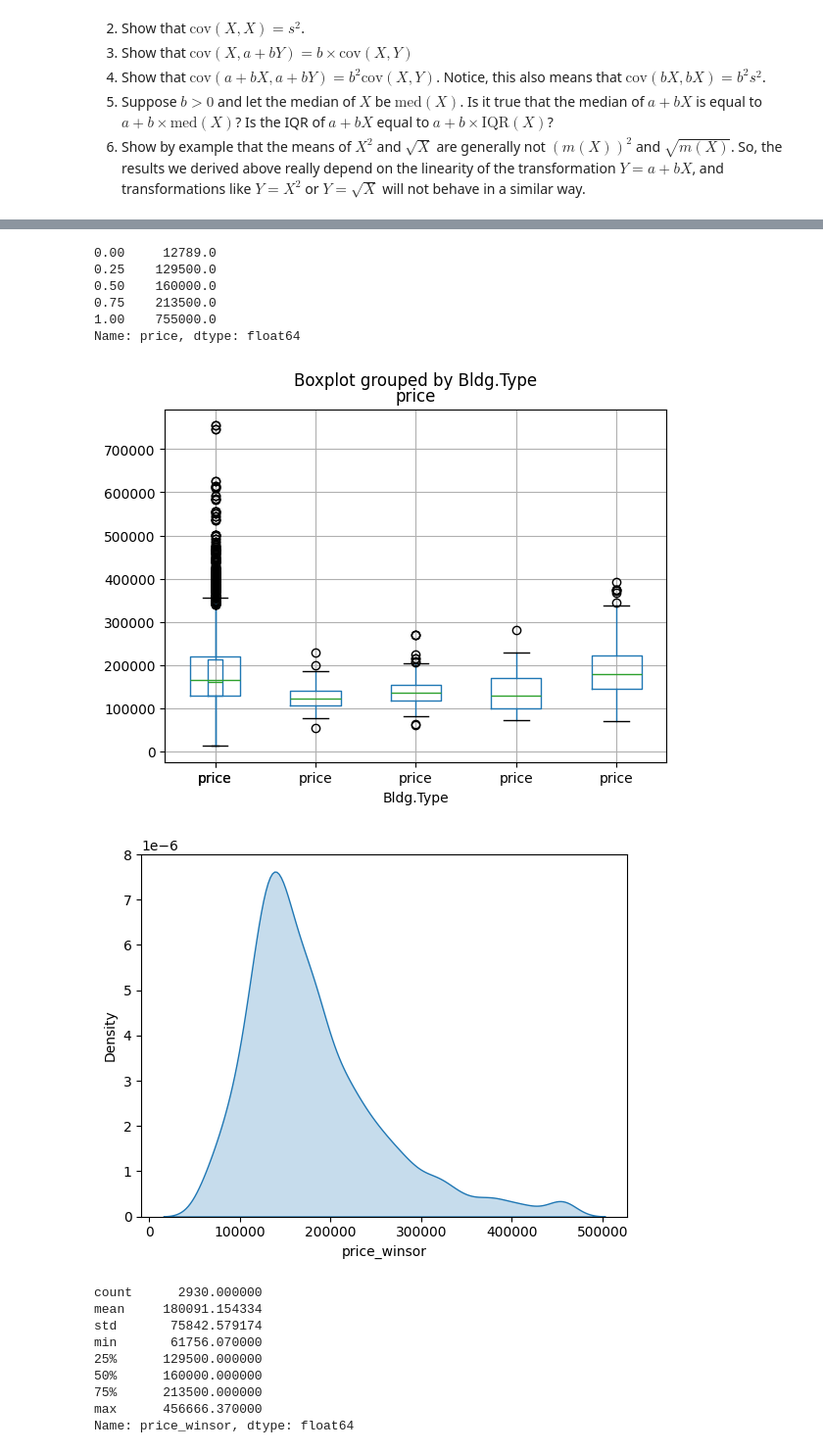
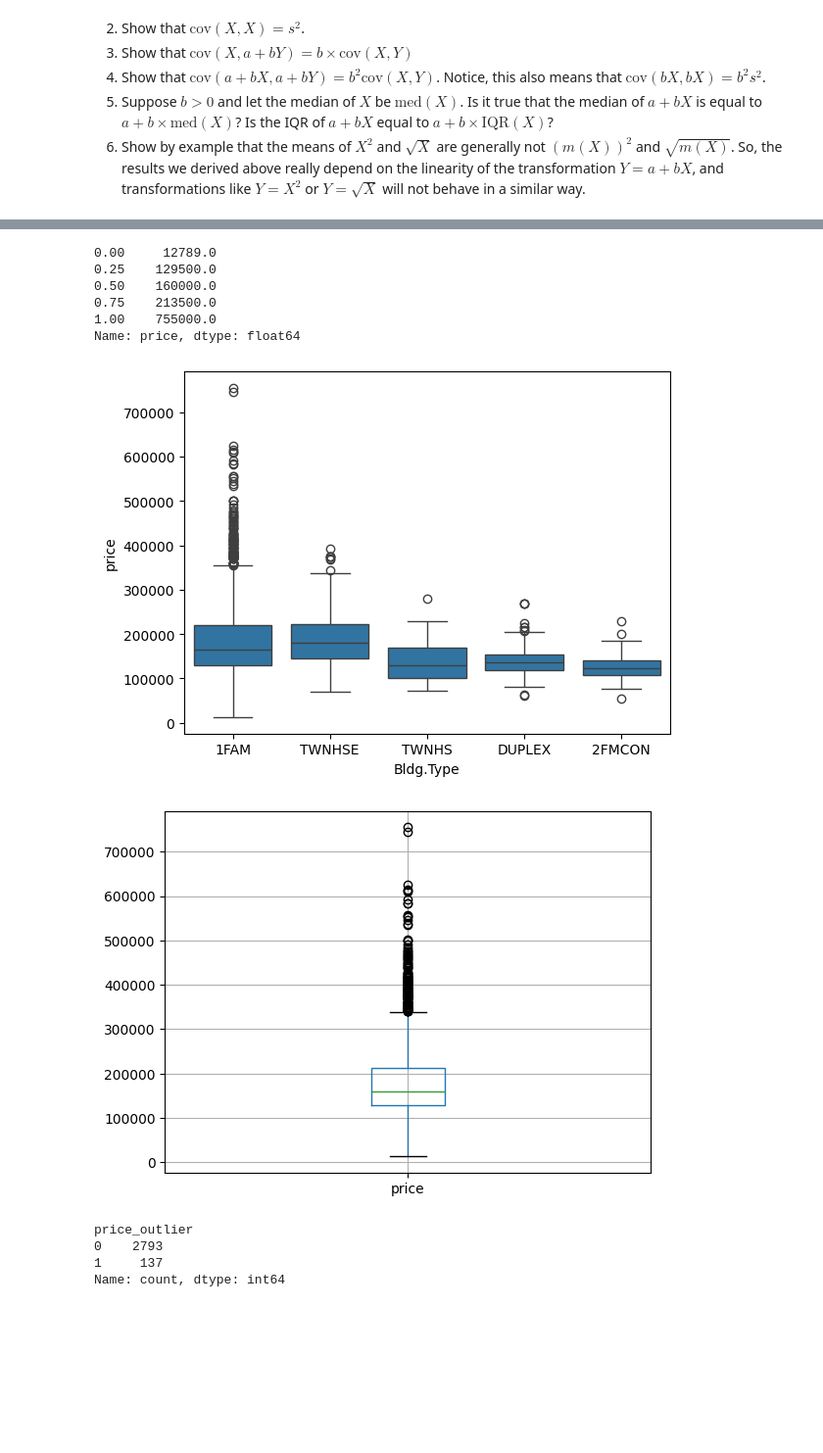
Before and after one commit to hershiaytoda/undergrad_ml_assignments, a Jupyter notebook: 01_assignment_wrangling_and_eda.ipynb, the cells around one changed output, grey strips where cells are left out. Shown at 98% size. Drawn from its saved outputs; the diff is of its cells as text; code cells hidden in the pictures; blank space fills up the shorter version.

```diff
--- a/01_assignment_wrangling_and_eda.ipynb
+++ b/01_assignment_wrangling_and_eda.ipynb
@@ -503,17 +511,28 @@ We'll use the `ames_prices.csv` dataset. The "relevant" variables for this quest
 df = pd.read_csv('/content/data/ames_prices.csv')
 college = pd.read_csv('/content/data/college_completion.csv')
 
-sns.kdeplot(df['price'])
+
+df["Bldg.Type"] = df["Bldg.Type"].str.strip().str.upper()
+df_clean = df.dropna(subset=["price", "Bldg.Type"])
+
+
+sns.kdeplot(df_clean['price'],
+            fill=True
+            )
 plt.show()
-df["price"].describe()
+df_clean["price"].describe()
+
 
 sns.kdeplot(
-    data=df,
+    data=df_clean,
     x="price",
     hue="Bldg.Type",
     fill=True,
     common_norm=False
     )
+
+plt.show()
+
 
 desc_by_control = (
     df
@@ -523,57 +542,55 @@ desc_by_control = (
 desc_by_control
 
 
-sns.ecdfplot(data=df['price'])
+sns.ecdfplot(data=df_clean['price'])
 plt.show()
 
-price_clean = df["price"].dropna()
 
-five_num_summary = price_clean.quantile([0, 0.25, 0.5, 0.75, 1])
+five_num_summary = df_clean["price"].quantile([0, 0.25, 0.5, 0.75, 1])
 print(five_num_summary)
 
-df['price'].describe()
+df_clean['price'].describe()
 
-plt.boxplot(df['price'])
+plt.boxplot(df_clean['price'])
 plt.show()
 
 
 #outliers of boxplot price:
-five_num_summary = price_clean.quantile([0, 0.25, 0.5, 0.75, 1])
+five_num_summary = df_clean["price"].quantile([0, 0.25, 0.5, 0.75, 1])
 print(five_num_summary)
 
 
 #boxplot of price and buildings
-df.boxplot(column='price', by='Bldg.Type')
-price_hist = df.boxplot('price')
+sns.boxplot(x="Bldg.Type", y="price", data=df_clean)
+plt.show()
+price_hist = df_clean.boxplot('price')
 plt.show()
 
 
 #dummy variables
-Q1 = price_clean.quantile(0.25)
-Q3 = price_clean.quantile(0.50)
+Q1 = df_clean["price"].quantile(0.25)
+Q3 = df_clean["price"].quantile(0.75)
 IQR = Q3 - Q1
 lower_bound = Q1 - 1.5 * IQR
 upper_bound = Q3 + 1.5 * IQR
 
-
-df["price_outlier"] = (
-    (df["price"] < lower_bound) |
-    (df["price"] > upper_bound)
+df_clean["price_outlier"] = (
+    (df_clean["price"] < lower_bound) |
+    (df_clean["price"] > upper_bound)
 ).astype(int)
 
-df["price_outlier"].value_counts()
+print(df_clean["price_outlier"].value_counts())
 
 #1 = outliers
 
 #winorize the price var
 
-lower_w = price_clean.quantile(0.01)
-upper_w = price_clean.quantile(0.99)
-
-df["price_winsor"] = df["price"].clip(lower=lower_w, upper=upper_w)
+lower_w = df_clean["price"].quantile(0.01)
+upper_w = df_clean["price"].quantile(0.99)
+df_clean["price_winsor"] = df_clean["price"].clip(lower=lower_w, upper=upper_w)
 
 sns.kdeplot(
-    data=df,
+    data=df_clean,
     x="price_winsor",
     fill=True,
 )
@@ -581,6 +598,6 @@ plt.show()
 
 plt.show()
 
-winsor_desc = df["price_winsor"].describe()
+winsor_desc = df_clean["price_winsor"].describe()
 print(winsor_desc)
 # %% [output]
@@ -596,17 +614,12 @@ Name: price, dtype: float64
 0.00     12789.0
 0.25    129500.0
 0.50    160000.0
 0.75    213500.0
 1.00    755000.0
 Name: price, dtype: float64
-[figure, old version]
-[figure, old version]
+[figure, new version]
+[figure, added]
-count      2930.000000
-mean     180091.154334
-std       75842.579174
-min       61756.070000
-25%      129500.000000
-50%      160000.000000
-75%      213500.000000
-max      456666.370000
-Name: price_winsor, dtype: float64
+price_outlier
+0    2793
+1     137
+Name: count, dtype: int64
```
Also changed, not shown: parts of 4 cells of this notebook.
